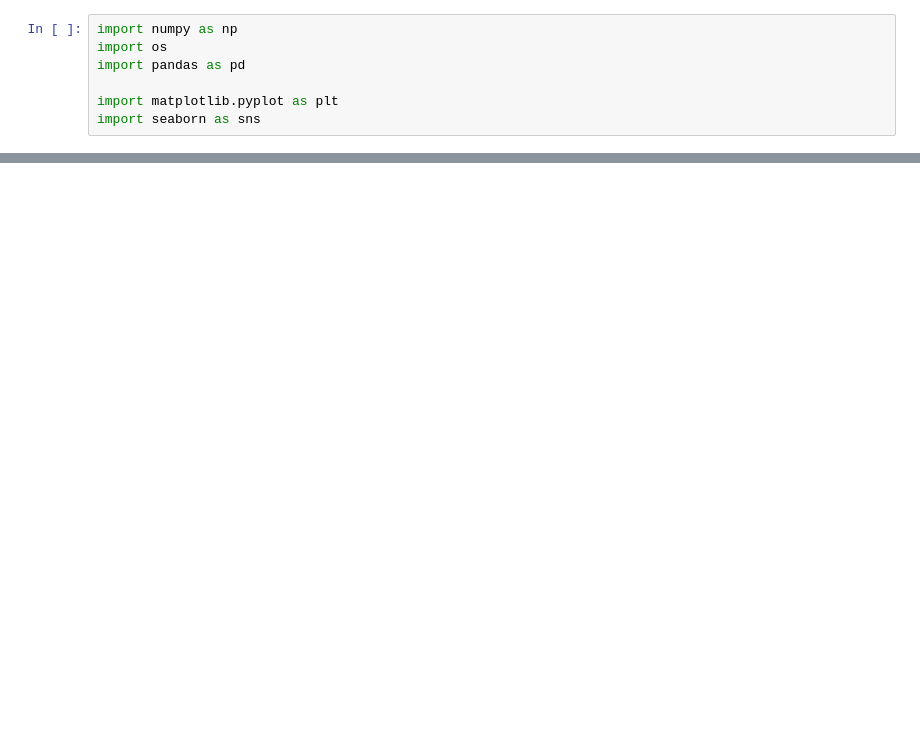
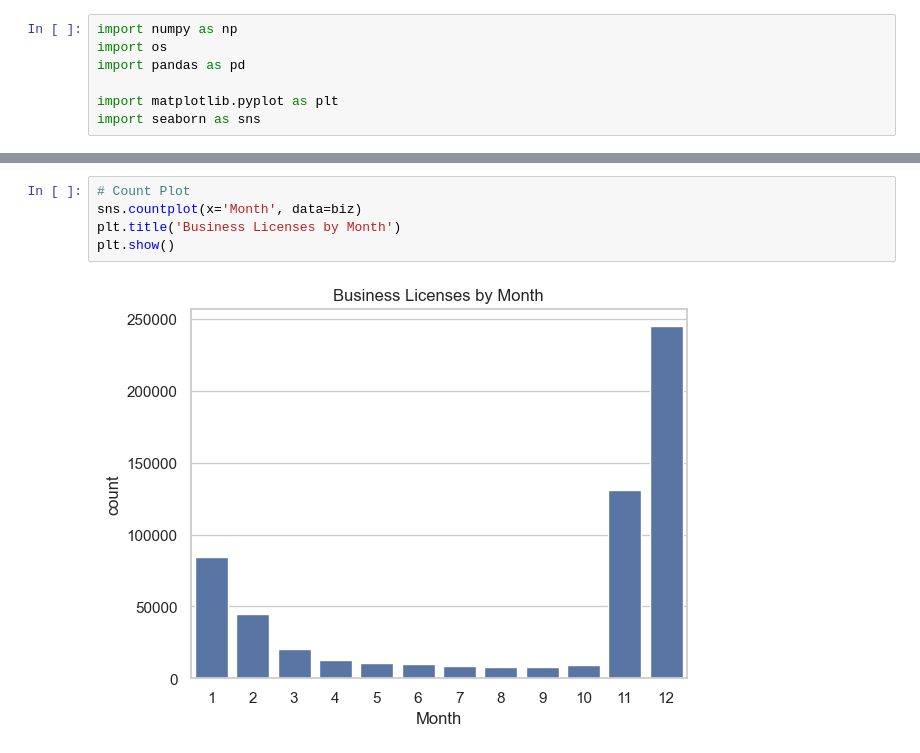
Before and after one commit to seansjj/business_trends, a Jupyter notebook: code/analysis.ipynb, the cells around one changed output, grey strips where cells are left out. Cells and saved outputs as stored; diff of their text form; blank space fills up the shorter version.

```diff
--- a/code/analysis.ipynb
+++ b/code/analysis.ipynb
@@ -24,0 +28,7 @@ mask = np.triu(correl_matrix)
+# %%
+# Count Plot
+sns.countplot(x='Month', data=biz)
+plt.title('Business Licenses by Month')
+plt.show()
+# %% [output]
+[figure, added]
```
Also changed, not shown: parts of 4 cells of this notebook, 4 other files.
